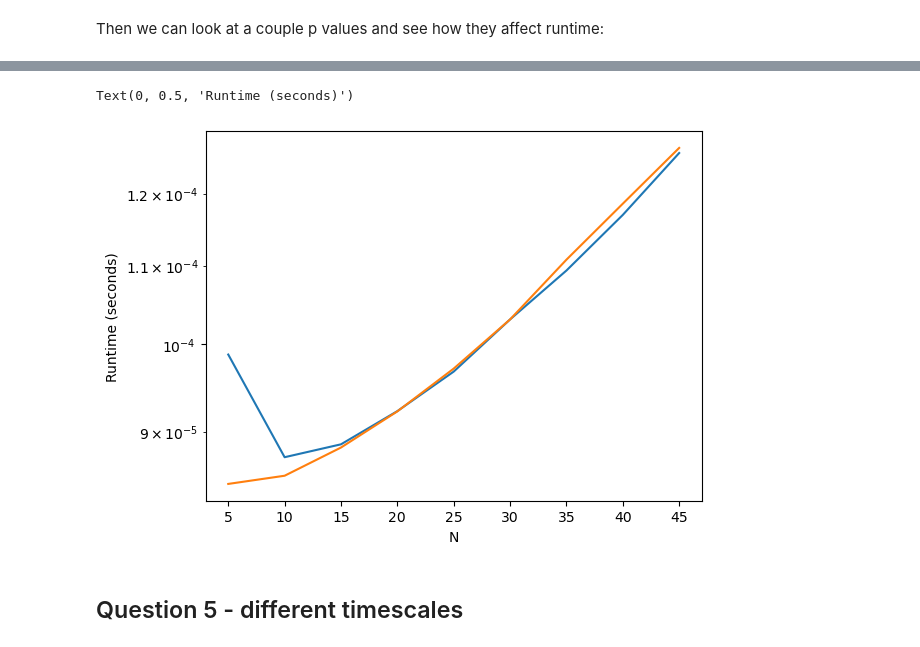
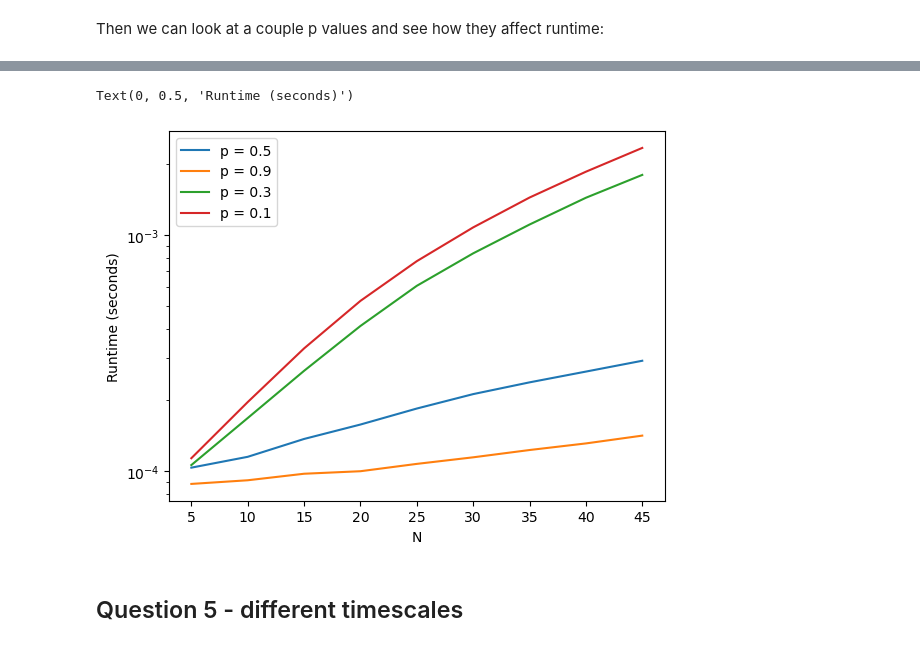
Before and after one commit to swilliamson7/comp_physics_sw, a Jupyter notebook: hw/hw1_solutions_sw.ipynb, the cells around one changed output, grey strips where cells are left out. Drawn from its saved outputs; the diff is of its cells as text; code cells hidden in the pictures.

```diff
--- a/hw/hw1_solutions_sw.ipynb
+++ b/hw/hw1_solutions_sw.ipynb
@@ -571,8 +551,9 @@ def runtime_func_perc(P, n_vals, j):
     for N in n_vals:
         temp.clear()
         for k in np.arange(0, j):
+            model = PercolationSimulation(N, P)
             start = timeit.default_timer()
-            model = PercolationSimulation(n=N, p=P)
+            model.percolate()
             stop = timeit.default_timer()
             temp.append(stop - start)
         run_times_perc.append(np.mean(temp))
@@ -582,18 +563,13 @@ def runtime_func_perc(P, n_vals, j):
 Then we can look at a couple p values and see how they affect runtime:
 # %%
 n_vals = np.arange(5, 50, 5)
-# I expect a p value over the threshold to create an essentially flat runtime plot, and if we plot this as a semilog plot we should see roughly log(N) scaling
-run_times_above = runtime_func_perc(0.7, n_vals, 500)
-plt.figure()
-plt.semilogy(n_vals, run_times_above)
-plt.xlabel('N')
-plt.ylabel('Runtime (seconds)')
-plt.title('p = 0.5')
+# I expect a p value over the threshold to create a fairly flat runtime plot, and if we plot this as a semilog plot we should see roughly log(N) scaling
+run_times_p05 = runtime_func_perc(0.5, n_vals, 500)
+
+# a p value well over the threshold should get incredibly flat
+run_times_p09 = runtime_func_perc(0.9, n_vals, 500)
 
 # If p is below the threshold value, then I'd expect that the runtime will increase as we increase the grid size
-run_times_below = runtime_func_perc(0.3, n_vals, 500)
-plt.figure()
-plt.semilogy(n_vals, run_times_below)
-plt.xlabel('N')
-plt.ylabel('Runtime (seconds)')
-plt.title('p = 0.3')
+run_times_p03 = runtime_func_perc(0.3, n_vals, 500)
+
+run_times_p01 = runtime_func_perc(0.1, n_vals, 500)
@@ -604,9 +576,14 @@ Text(0.5, 1.0, 'p = 0.3')
-# %%
-plt.figure()
-plt.semilogy(n_vals, run_times_above)
-plt.semilogy(n_vals, run_times_below)
-plt.xlabel('N')
-plt.ylabel('Runtime (seconds)')
-# %% [output]
-Text(0, 0.5, 'Runtime (seconds)')
-[figure, removed]
+# %%
+# plotting both on the same figure to better compare
+
+plt.figure()
+plt.semilogy(n_vals, run_times_p05, label = "p = 0.5")
+plt.semilogy(n_vals, run_times_p09, label = "p = 0.9")
+plt.semilogy(n_vals, run_times_p03, label = "p = 0.3")
+plt.semilogy(n_vals, run_times_p01, label = "p = 0.1")
+plt.legend()
+plt.xlabel('N')
+plt.ylabel('Runtime (seconds)')
+# %% [output]
+Text(0, 0.5, 'Runtime (seconds)')
+[figure, added]
```
Also changed, not shown: parts of 23 cells of this notebook.
